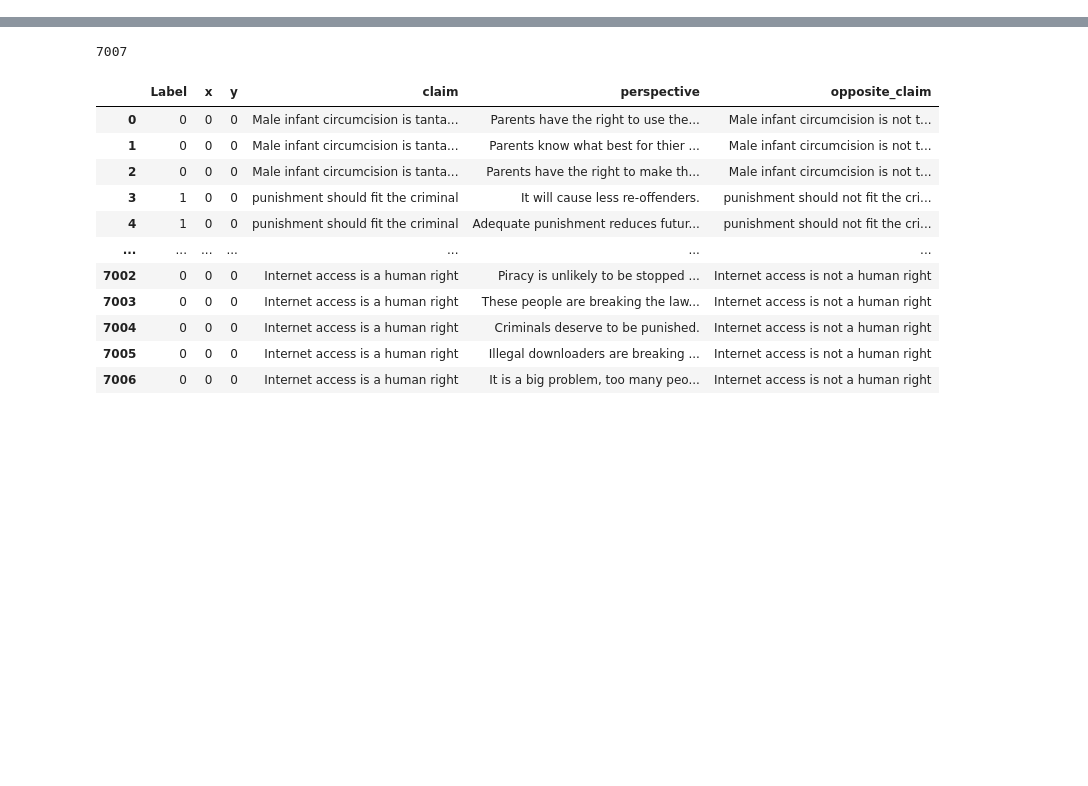
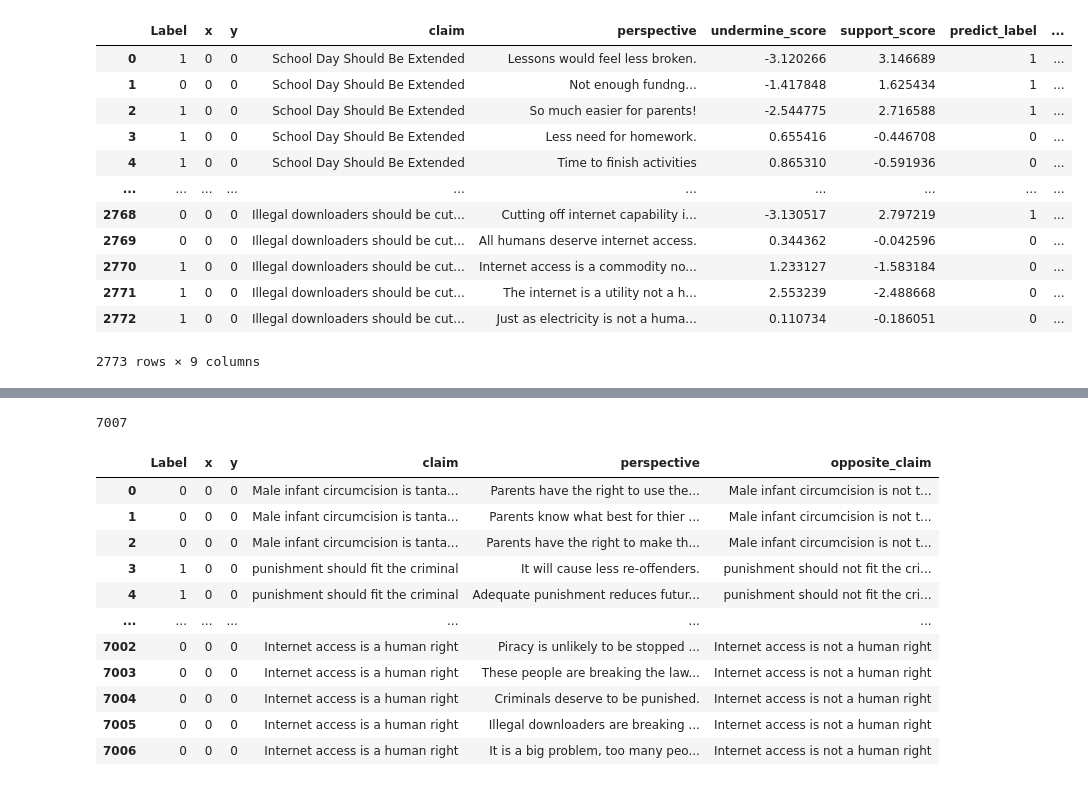
Before and after one commit to chas1ngwind/stance_code_local, a Jupyter notebook: Experiments.ipynb, the cells around one changed output, grey strips where cells are left out. Saved outputs shown, nothing was run; the diff lists cells and outputs as text; code cells hidden in the pictures; blank space fills up the shorter version.

```diff
--- a/Experiments.ipynb
+++ b/Experiments.ipynb
@@ -0,0 +3,2 @@
+# %%
+df_base_eval = pd.read_csv("../stance_code/Evaluation/bert_dummy_output/bert_base_bs32_lr2e_5_epoch4_raw_score.csv")
@@ -0,0 +21,2 @@
+# %%
+df_ori = pd.read_csv("../stance_code/Dataset/test.tsv", delimiter="\t")
@@ -0,0 +39,18 @@
+# %%
+df_com = pd.concat([df_ori, df_base_eval],axis=1)
+# %%
+df_com
+# %% [output]
+|  | Label | x | y | claim | perspective | undermine_score | support_score | predict_label | ... |
+| 0 | 1 | 0 | 0 | School Day Should Be Extended | Lessons would feel less broken. | -3.120266 | 3.146689 | 1 | ... |
+| 1 | 0 | 0 | 0 | School Day Should Be Extended | Not enough fundng... | -1.417848 | 1.625434 | 1 | ... |
+| 2 | 1 | 0 | 0 | School Day Should Be Extended | So much easier for parents! | -2.544775 | 2.716588 | 1 | ... |
+| 3 | 1 | 0 | 0 | School Day Should Be Extended | Less need for homework. | 0.655416 | -0.446708 | 0 | ... |
+| 4 | 1 | 0 | 0 | School Day Should Be Extended | Time to finish activities | 0.865310 | -0.591936 | 0 | ... |
+| ... | ... | ... | ... | ... | ... | ... | ... | ... | ... |
+| 2768 | 0 | 0 | 0 | Illegal downloaders should be cut... | Cutting off internet capability i... | -3.130517 | 2.797219 | 1 | ... |
+| 2769 | 0 | 0 | 0 | Illegal downloaders should be cut... | All humans deserve internet access. | 0.344362 | -0.042596 | 0 | ... |
+| 2770 | 1 | 0 | 0 | Illegal downloaders should be cut... | Internet access is a commodity no... | 1.233127 | -1.583184 | 0 | ... |
+| 2771 | 1 | 0 | 0 | Illegal downloaders should be cut... | The internet is a utility not a h... | 2.553239 | -2.488668 | 0 | ... |
+| 2772 | 1 | 0 | 0 | Illegal downloaders should be cut... | Just as electricity is not a huma... | 0.110734 | -0.186051 | 0 | ... |
+2773 rows × 9 columns
```
Also changed, not shown: parts of 21 cells of this notebook, 13 other files.
